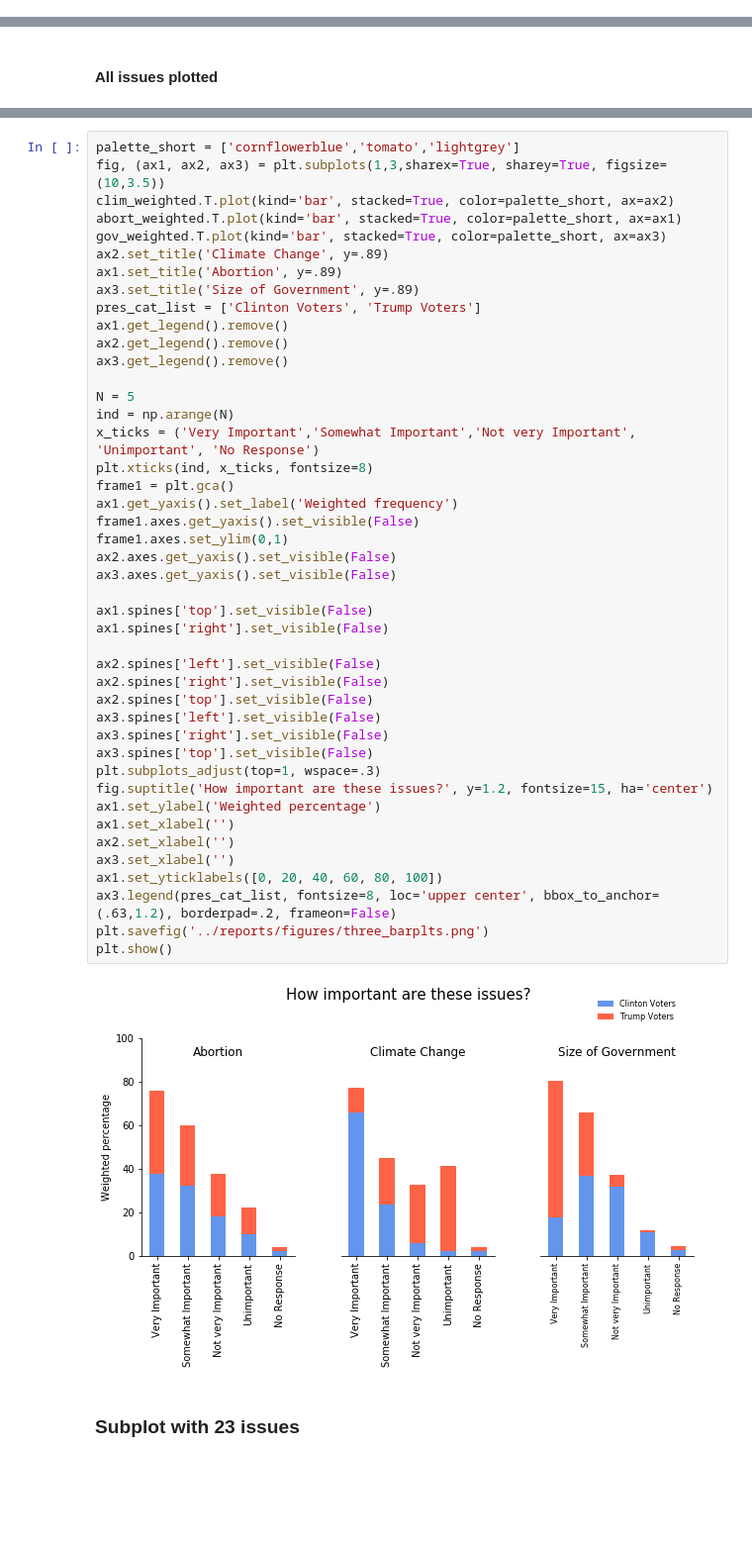
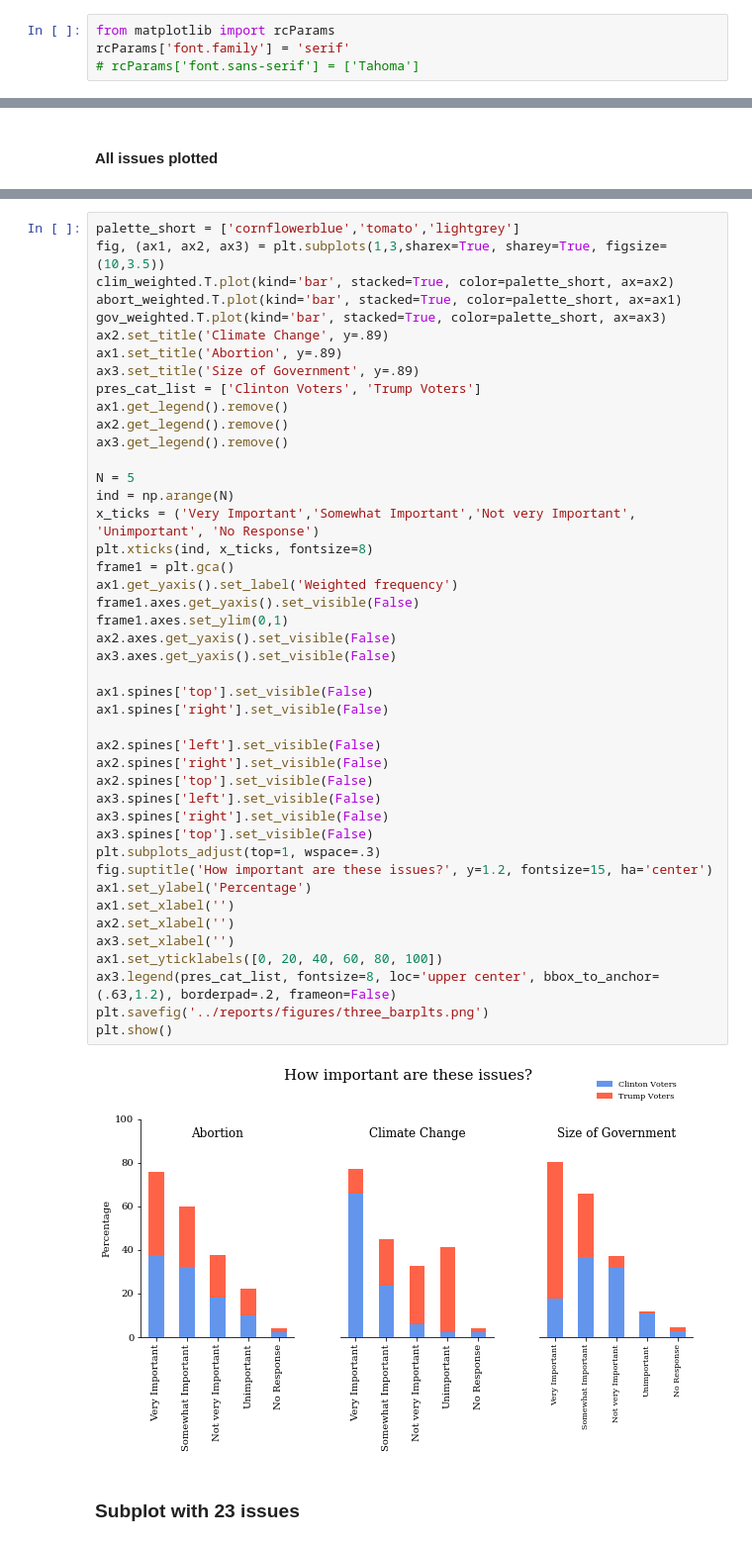
Before and after one commit to ali0003433/predict-by-issue-prioritization, a Jupyter notebook: notebooks/2-al-exploration.ipynb, the cells around one changed output, grey strips where cells are left out. Shown at 99% size. Cells and saved outputs as stored; diff of their text form; blank space fills up the shorter version.

```diff
--- a/notebooks/2-al-exploration.ipynb
+++ b/notebooks/2-al-exploration.ipynb
@@ -14,6 +14,10 @@ import seaborn as sns
 import weightedcalcs as wc
 import warnings
 warnings.filterwarnings("ignore")
+# %%
+from matplotlib import rcParams
+rcParams['font.family'] = 'serif'
+# rcParams['font.sans-serif'] = ['Tahoma']
 # %% [markdown]
 Import functions from source code
 # %%
@@ -444,34 +451,34 @@ ax3.get_legend().remove()
 N = 5
 ind = np.arange(N)
 x_ticks = ('Very Important','Somewhat Important','Not very Important', 'Unimportant', 'No Response')
 plt.xticks(ind, x_ticks, fontsize=8)
 frame1 = plt.gca()
 ax1.get_yaxis().set_label('Weighted frequency')
 frame1.axes.get_yaxis().set_visible(False)
 frame1.axes.set_ylim(0,1)
 ax2.axes.get_yaxis().set_visible(False)
 ax3.axes.get_yaxis().set_visible(False)
 
 ax1.spines['top'].set_visible(False)
 ax1.spines['right'].set_visible(False)
 
 ax2.spines['left'].set_visible(False)
 ax2.spines['right'].set_visible(False)
 ax2.spines['top'].set_visible(False)
 ax3.spines['left'].set_visible(False)
 ax3.spines['right'].set_visible(False)
 ax3.spines['top'].set_visible(False)
 plt.subplots_adjust(top=1, wspace=.3)
 fig.suptitle('How important are these issues?', y=1.2, fontsize=15, ha='center')
-ax1.set_ylabel('Weighted percentage')
+ax1.set_ylabel('Percentage')
 ax1.set_xlabel('')
 ax2.set_xlabel('')
 ax3.set_xlabel('')
 ax1.set_yticklabels([0, 20, 40, 60, 80, 100])
 ax3.legend(pres_cat_list, fontsize=8, loc='upper center', bbox_to_anchor=(.63,1.2), borderpad=.2, frameon=False)
 plt.savefig('../reports/figures/three_barplts.png')
 plt.show()
 # %% [output]
-[figure, old version]
+[figure, new version]
 # %% [markdown]
 ### Subplot with 23 issues
```
Also changed, not shown: parts of 17 cells of this notebook, 4 other files.
